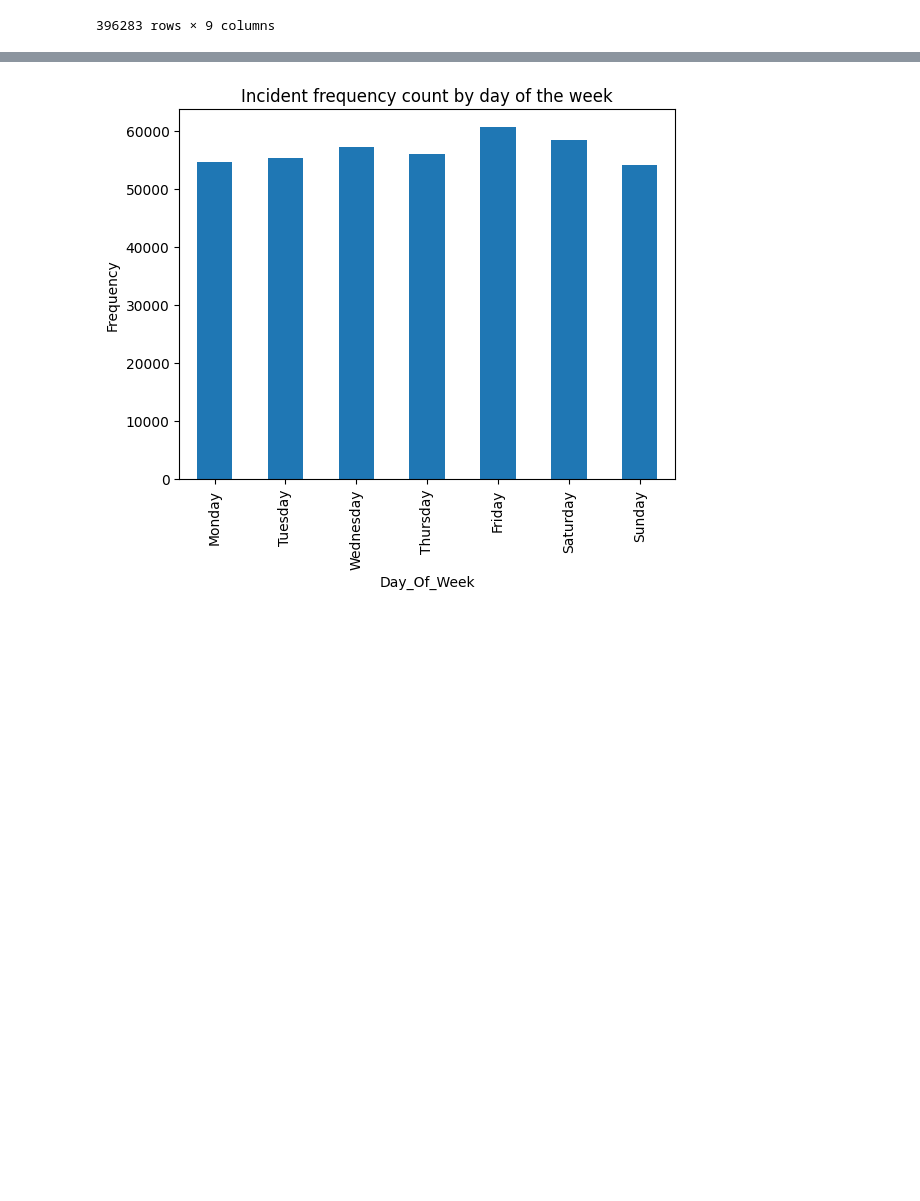
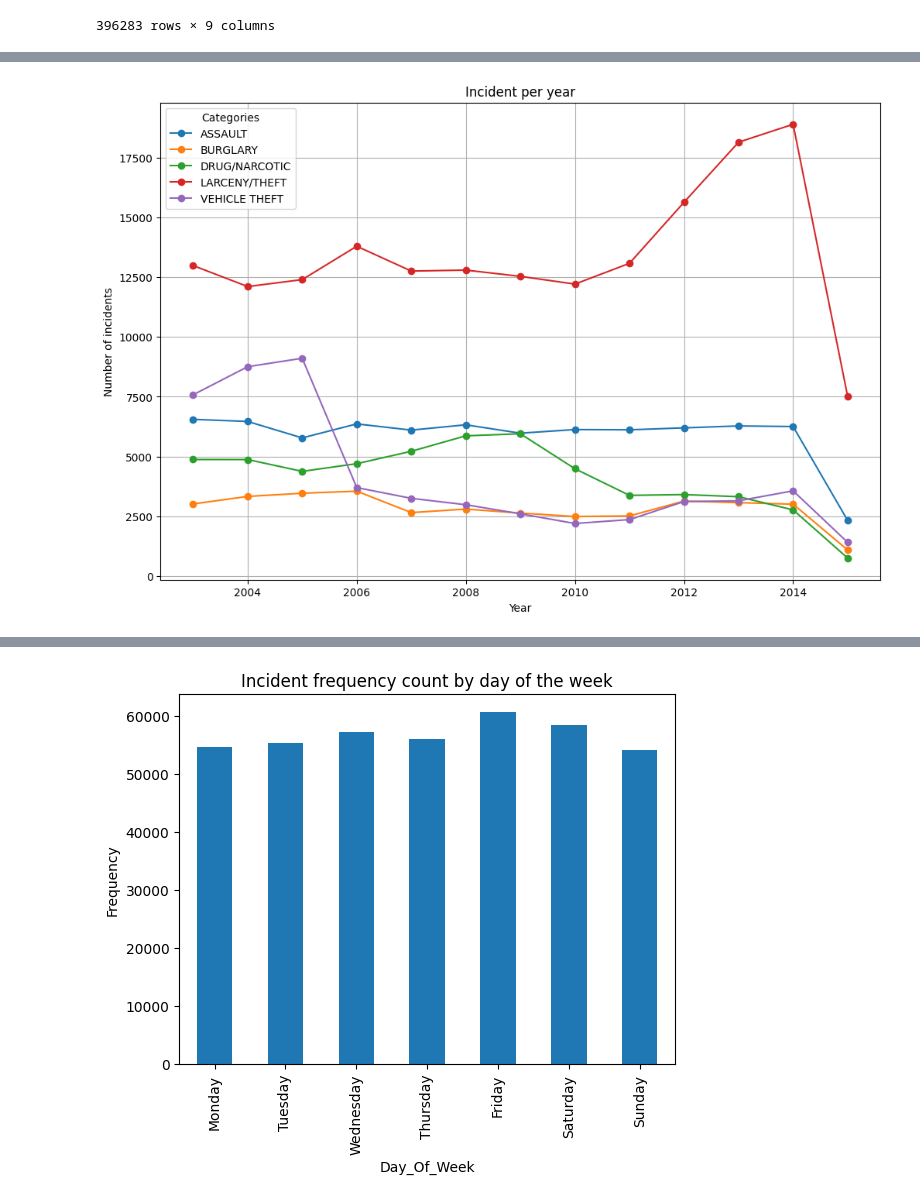
Before and after one commit to HassanAlhawari1998/SF-CrimePredict, a Jupyter notebook: Data_Preprocessing.ipynb, the cells around one changed output, grey strips where cells are left out. Cells and saved outputs as stored; diff of their text form; code cells hidden in the pictures; blank space fills up the shorter version.

```diff
--- a/Data_Preprocessing.ipynb
+++ b/Data_Preprocessing.ipynb
@@ -183,0 +185,13 @@ plt.show()
+# %%
+# to get an overview of how the criminal cases have developed over time
+# to do this we need to look into the column "dates"
+# we notice that the column itself is described as an object, so we have to convert it into datetime
+filter_df['Dates'] = pd.to_datetime(filter_df['Dates'])
+# furthermore, we can extract any of the different parts within the date and use them for new columns
+filter_df['year'] = filter_df['Dates'].dt.year
+filter_df['quarter'] = filter_df['Dates'].dt.quarter
+filter_df['month'] = filter_df['Dates'].dt.month
+filter_df['day'] = filter_df['Dates'].dt.day
+filter_df['hour'] = filter_df['Dates'].dt.hour
+filter_df
+filter_df.dtypes
@@ -183,0 +214,21 @@ plt.show()
+# %%
+# we could now drop the "dates" column to ease out the data and reduce the complexity for the model,
+# but we decided not to do this because we can still use the original "dates" for further analysis, references and correlations or simple visualisation
+# we could also rearrange the columns to have all the extracted information at the front but this is not really needed
+# let's now look at the development of these over time
+
+# plot
+grouped = filter_df.groupby(['year', 'Category']).size().unstack(fill_value=0)
+plt.figure(figsize=(12, 8))
+for category in grouped.columns:
+    plt.plot(grouped.index, grouped[category], label=category, marker='o')
+plt.title('Incident per year')
+plt.xlabel('Year')
+plt.ylabel('Number of incidents')
+plt.legend(title='Categories')
+plt.grid(True)
+plt.show()
+
+# This chart already provides a very good overview, but we decided to dig a little deeper into the data and create a line chart for the quarters
+# %% [output]
+[figure, added]
```
Also changed, not shown: parts of 6 cells of this notebook.
